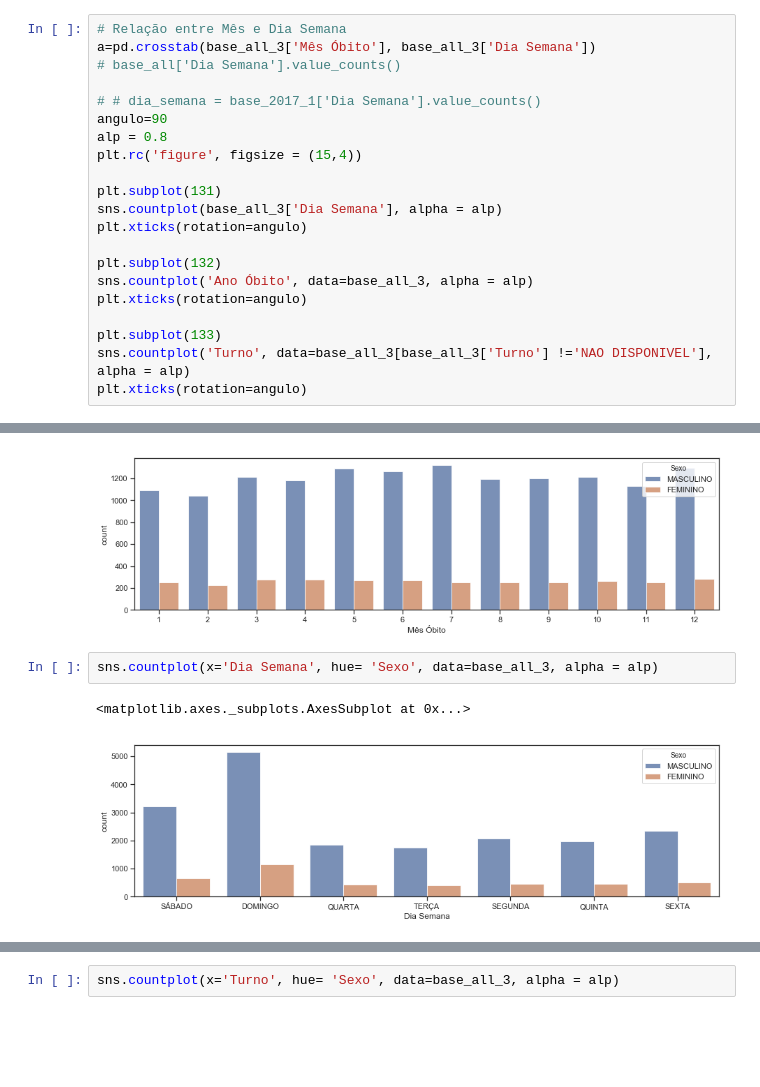
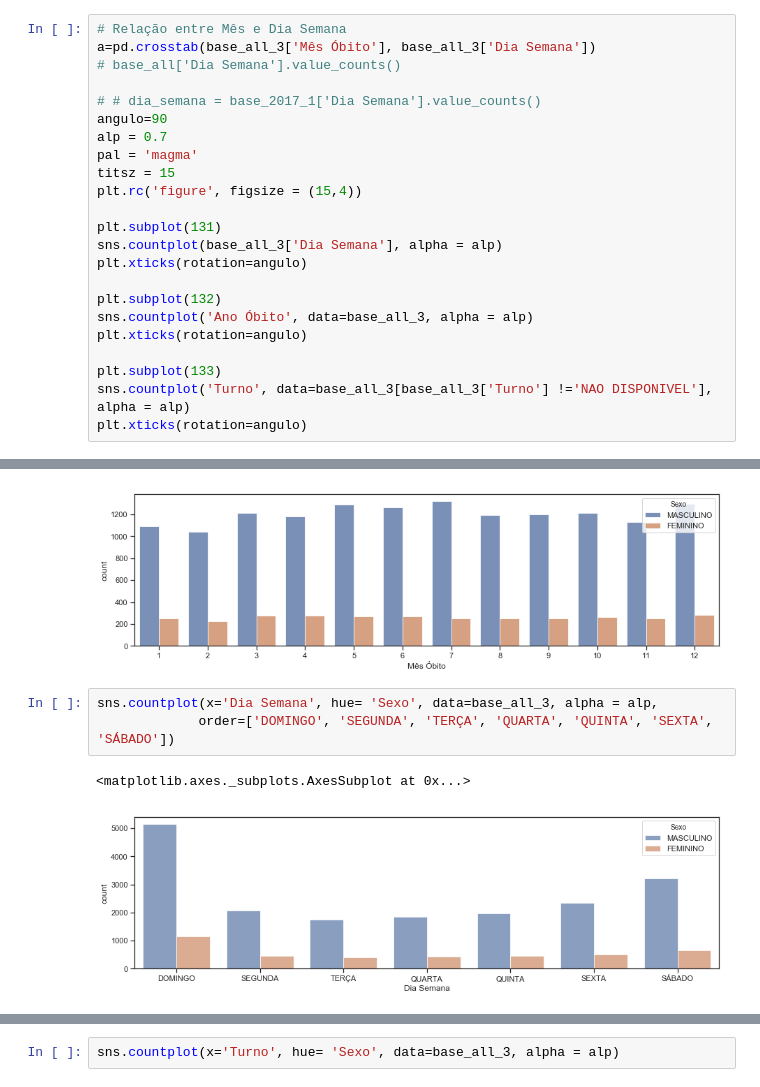
Before and after one commit to anabeatrizfig/Traffic-Accidents-INFOSIGA_S-o-Paulo-Brazil, a Jupyter notebook: INFOSIGA.ipynb, the cells around one changed output, grey strips where cells are left out. Saved outputs shown, nothing was run; the diff lists cells and outputs as text; blank space fills up the shorter version.

```diff
--- a/INFOSIGA.ipynb
+++ b/INFOSIGA.ipynb
@@ -1043,7 +1041,9 @@ a=pd.crosstab(base_all_3['Mês Óbito'], base_all_3['Dia Semana'])
 
 # # dia_semana = base_2017_1['Dia Semana'].value_counts()
 angulo=90
-alp = 0.8
+alp = 0.7
+pal = 'magma'
+titsz = 15
 plt.rc('figure', figsize = (15,4))
 
 plt.subplot(131)
@@ -1099,7 +1099,8 @@ sns.countplot(x='Mês Óbito', hue= 'Sexo', data=base_all_3[(base_all_3['Ano Ób
 <matplotlib.axes._subplots.AxesSubplot at 0x...>
 [figure]
 # %%
-sns.countplot(x='Dia Semana', hue= 'Sexo', data=base_all_3, alpha = alp)
+sns.countplot(x='Dia Semana', hue= 'Sexo', data=base_all_3, alpha = alp,
+             order=['DOMINGO', 'SEGUNDA', 'TERÇA', 'QUARTA', 'QUINTA', 'SEXTA', 'SÁBADO'])
 # %% [output]
 <matplotlib.axes._subplots.AxesSubplot at 0x...>
-[figure, old version]
+[figure, new version]
```
Also changed, not shown: parts of 23 cells of this notebook.
